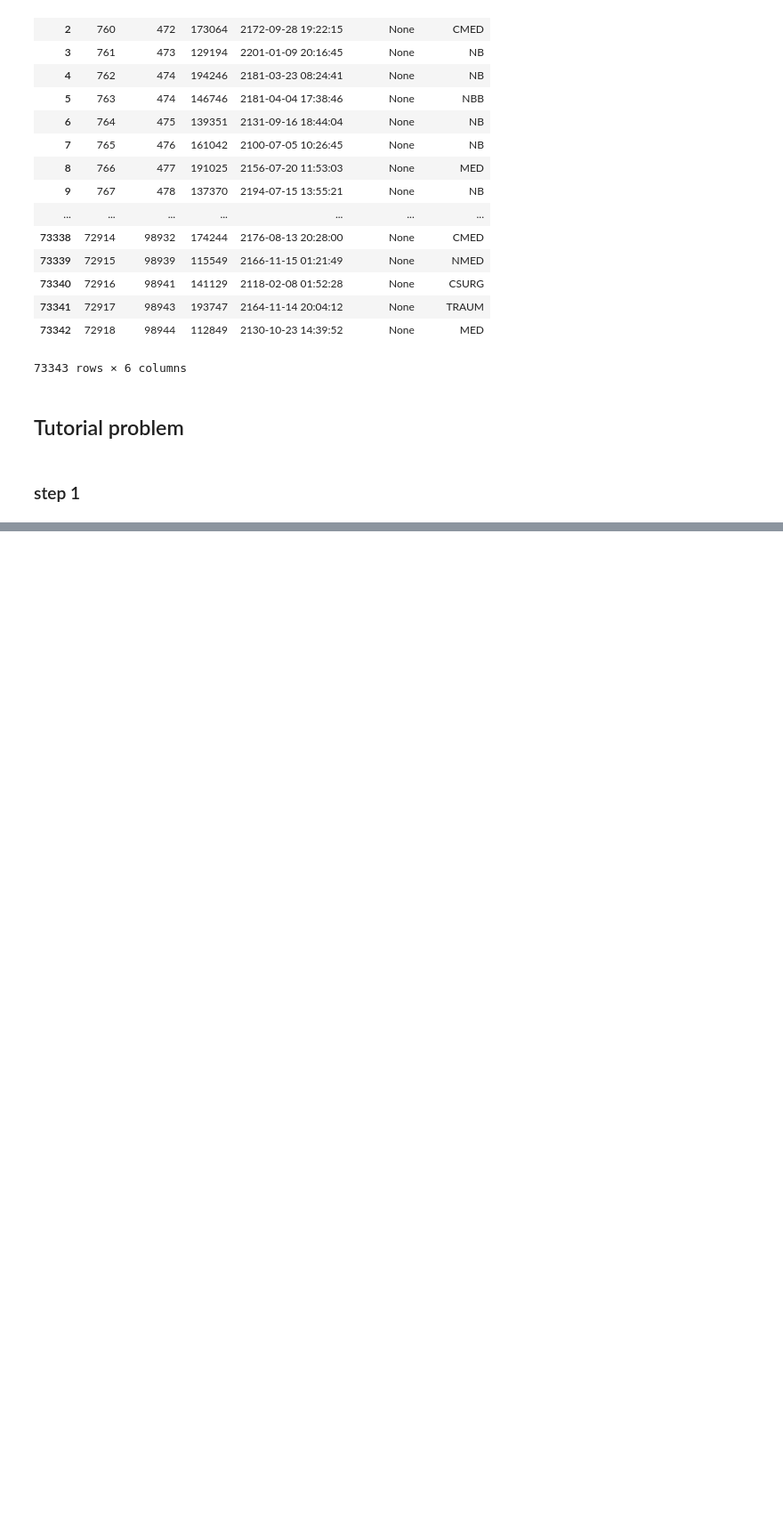
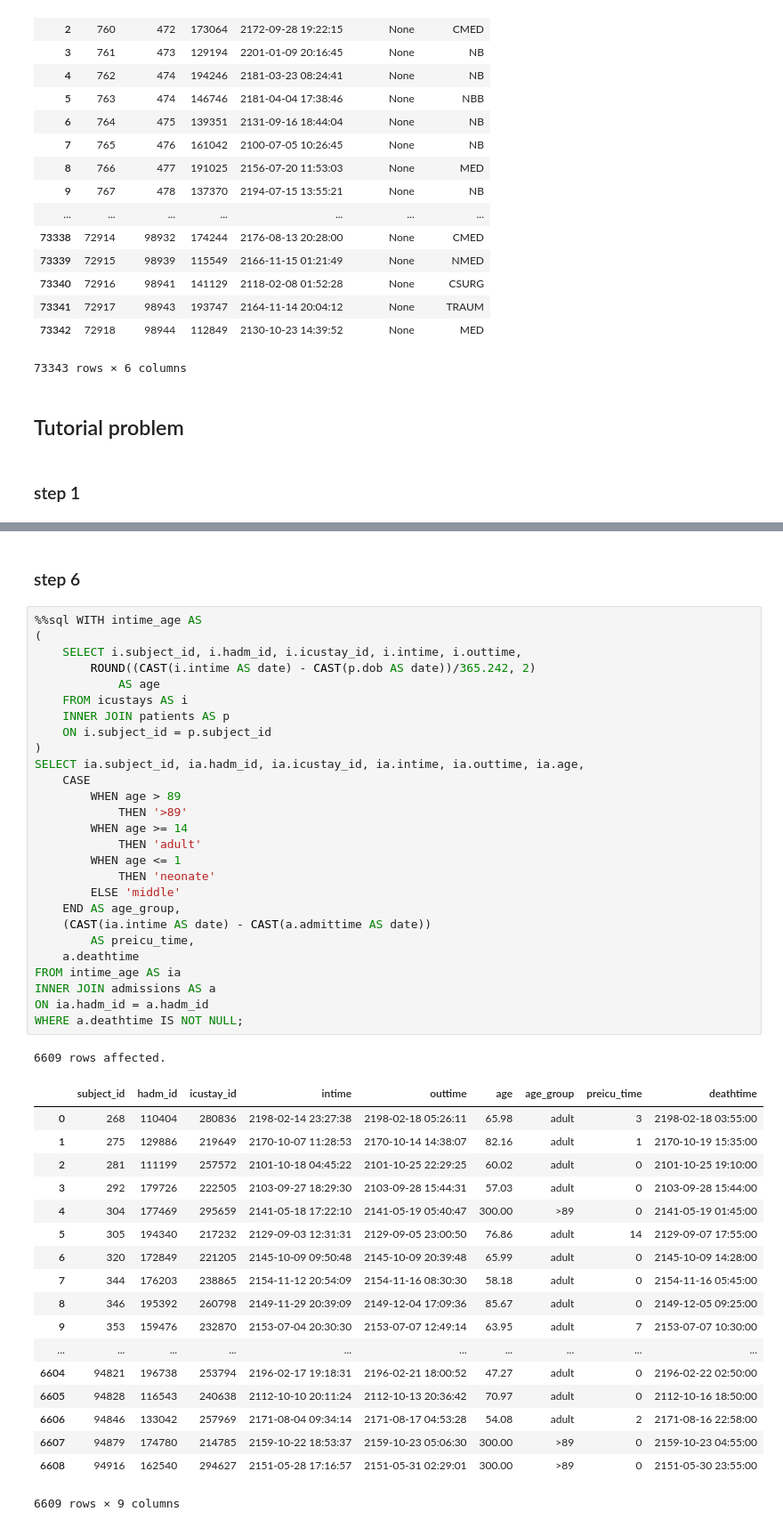
Before and after one commit to fehiepsi/mimic3, a Jupyter notebook: executable/00. Querying MIMIC-III.ipynb, the cells around one changed output, grey strips where cells are left out. Shown at 89% size. Cells and saved outputs as stored; diff of their text form; blank space fills up the shorter version.

```diff
--- a/executable/querying.ipynb
+++ b/executable/00. Querying MIMIC-III.ipynb
@@ -364,0 +581,49 @@ from services;
+# %% [markdown]
+### step 6
+# %%
+%%sql WITH intime_age AS
+(
+    SELECT i.subject_id, i.hadm_id, i.icustay_id, i.intime, i.outtime,
+        ROUND((CAST(i.intime AS date) - CAST(p.dob AS date))/365.242, 2)
+            AS age
+    FROM icustays AS i
+    INNER JOIN patients AS p
+    ON i.subject_id = p.subject_id
+)
+SELECT ia.subject_id, ia.hadm_id, ia.icustay_id, ia.intime, ia.outtime, ia.age,
+    CASE
+        WHEN age > 89
+            THEN '>89'
+        WHEN age >= 14
+            THEN 'adult'
+        WHEN age <= 1
+            THEN 'neonate'
+        ELSE 'middle'
+    END AS age_group,
+    (CAST(ia.intime AS date) - CAST(a.admittime AS date))
+        AS preicu_time,
+    a.deathtime
+FROM intime_age AS ia
+INNER JOIN admissions AS a
+ON ia.hadm_id = a.hadm_id
+WHERE a.deathtime IS NOT NULL;
+# %% [output]
+6609 rows affected.
+|  | subject_id | hadm_id | icustay_id | intime | outtime | age | age_group | preicu_time | deathtime |
+| 0 | 268 | 110404 | 280836 | 2198-02-14 23:27:38 | 2198-02-18 05:26:11 | 65.98 | adult | 3 | 2198-02-18 03:55:00 |
+| 1 | 275 | 129886 | 219649 | 2170-10-07 11:28:53 | 2170-10-14 14:38:07 | 82.16 | adult | 1 | 2170-10-19 15:35:00 |
+| 2 | 281 | 111199 | 257572 | 2101-10-18 04:45:22 | 2101-10-25 22:29:25 | 60.02 | adult | 0 | 2101-10-25 19:10:00 |
+| 3 | 292 | 179726 | 222505 | 2103-09-27 18:29:30 | 2103-09-28 15:44:31 | 57.03 | adult | 0 | 2103-09-28 15:44:00 |
+| 4 | 304 | 177469 | 295659 | 2141-05-18 17:22:10 | 2141-05-19 05:40:47 | 300.00 | >89 | 0 | 2141-05-19 01:45:00 |
+| 5 | 305 | 194340 | 217232 | 2129-09-03 12:31:31 | 2129-09-05 23:00:50 | 76.86 | adult | 14 | 2129-09-07 17:55:00 |
+| 6 | 320 | 172849 | 221205 | 2145-10-09 09:50:48 | 2145-10-09 20:39:48 | 65.99 | adult | 0 | 2145-10-09 14:28:00 |
+| 7 | 344 | 176203 | 238865 | 2154-11-12 20:54:09 | 2154-11-16 08:30:30 | 58.18 | adult | 0 | 2154-11-16 05:45:00 |
+| 8 | 346 | 195392 | 260798 | 2149-11-29 20:39:09 | 2149-12-04 17:09:36 | 85.67 | adult | 0 | 2149-12-05 09:25:00 |
+| 9 | 353 | 159476 | 232870 | 2153-07-04 20:30:30 | 2153-07-07 12:49:14 | 63.95 | adult | 7 | 2153-07-07 10:30:00 |
+| ... | ... | ... | ... | ... | ... | ... | ... | ... | ... |
+| 6604 | 94821 | 196738 | 253794 | 2196-02-17 19:18:31 | 2196-02-21 18:00:52 | 47.27 | adult | 0 | 2196-02-22 02:50:00 |
+| 6605 | 94828 | 116543 | 240638 | 2112-10-10 20:11:24 | 2112-10-13 20:36:42 | 70.97 | adult | 0 | 2112-10-16 18:50:00 |
+| 6606 | 94846 | 133042 | 257969 | 2171-08-04 09:34:14 | 2171-08-17 04:53:28 | 54.08 | adult | 2 | 2171-08-16 22:58:00 |
+| 6607 | 94879 | 174780 | 214785 | 2159-10-22 18:53:37 | 2159-10-23 05:06:30 | 300.00 | >89 | 0 | 2159-10-23 04:55:00 |
+| 6608 | 94916 | 162540 | 294627 | 2151-05-28 17:16:57 | 2151-05-31 02:29:01 | 300.00 | >89 | 0 | 2151-05-30 23:55:00 |
+6609 rows × 9 columns
```
Also changed, not shown: parts of 22 cells of this notebook, 5 other files.
